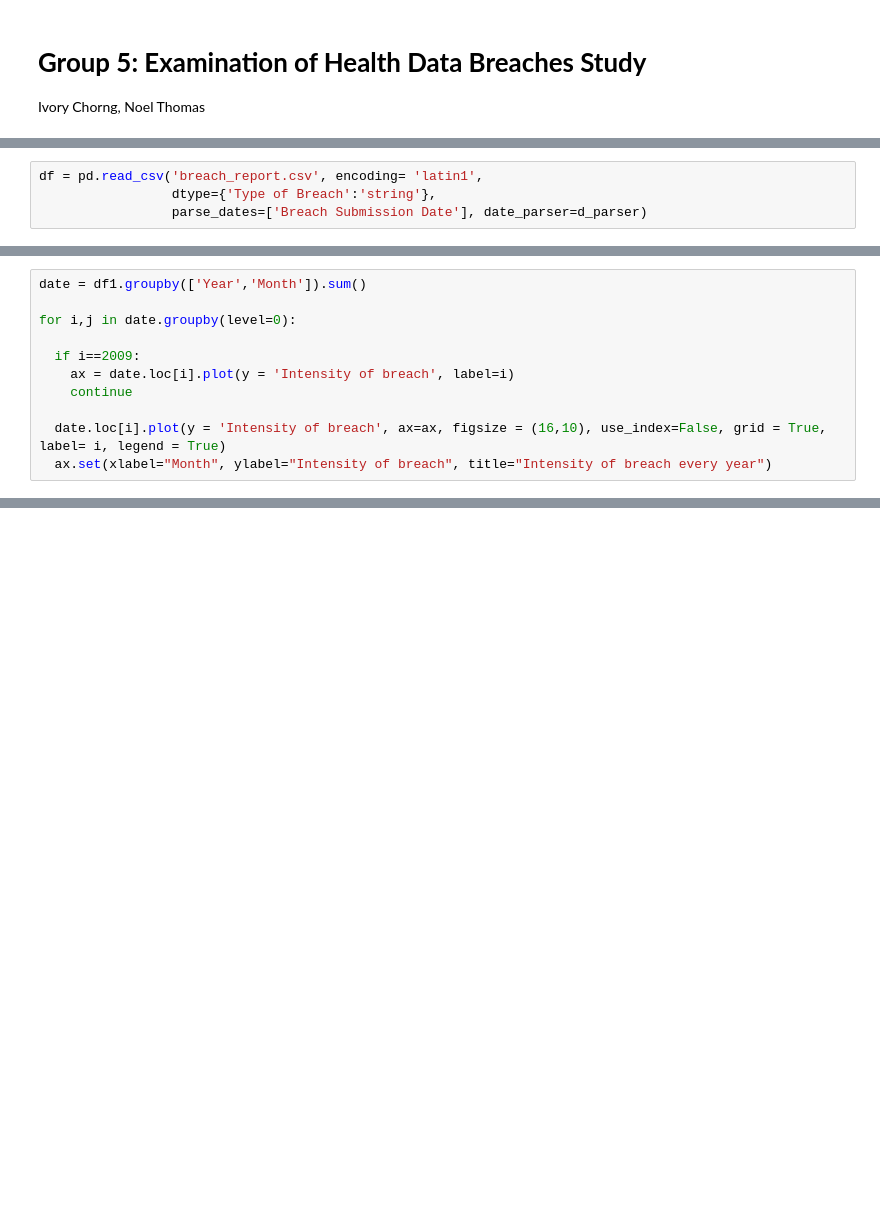
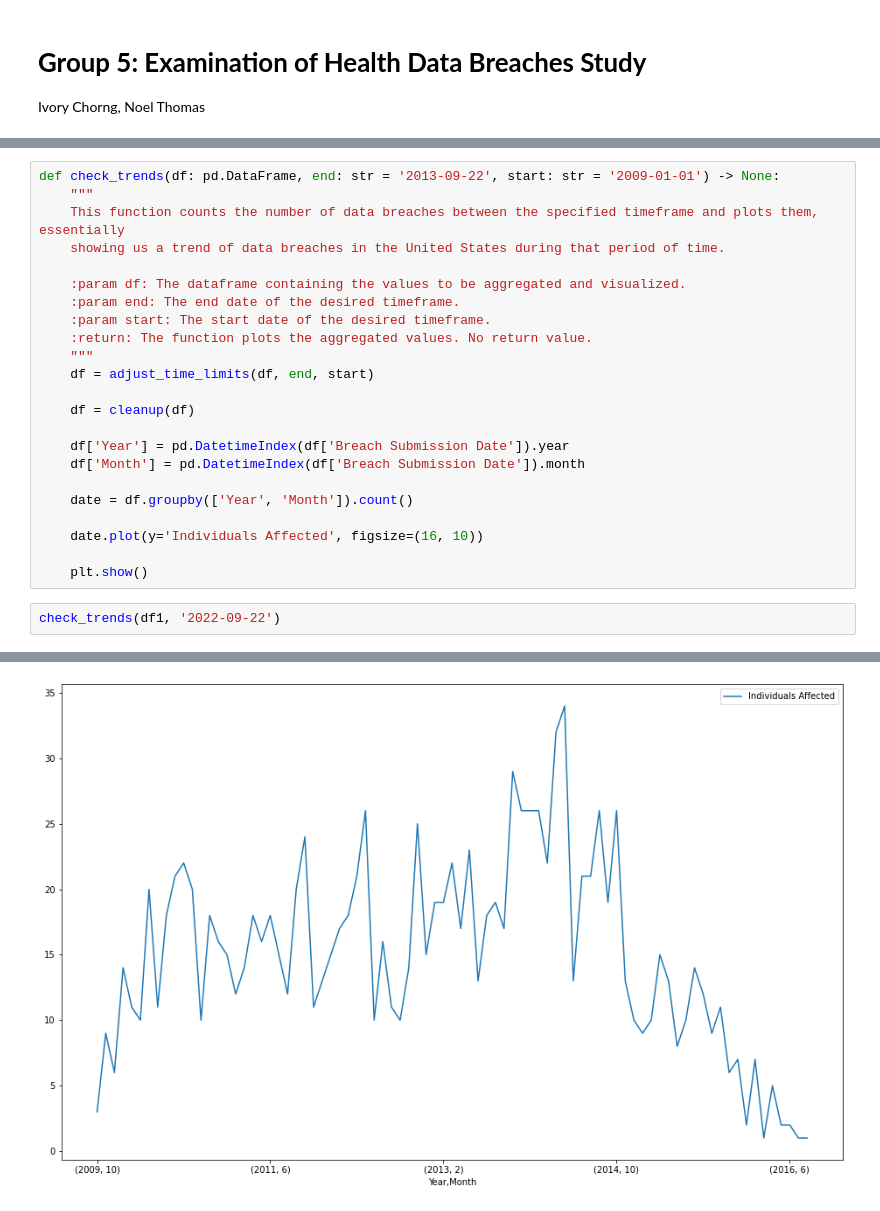
Before and after one commit to noelthomas28/2022Fall_projects, a Jupyter notebook: IS597PR_Final_Project.ipynb, the cells around one changed output, grey strips where cells are left out. Drawn from its saved outputs; the diff is of its cells as text; blank space fills up the shorter version.

```diff
--- a/IS597PR_Final_Project.ipynb
+++ b/IS597PR_Final_Project.ipynb
@@ -12,4 +4,0 @@ d_parser = lambda x:pd.to_datetime(x, errors='coerce')
-# %%
-df = pd.read_csv('breach_report.csv', encoding= 'latin1',
-                 dtype={'Type of Breach':'string'},
-                 parse_dates=['Breach Submission Date'], date_parser=d_parser)
@@ -529,11 +4,0 @@ Name: Intensity of breach, dtype: int64
-# %%
-date = df1.groupby(['Year','Month']).sum()
-
-for i,j in date.groupby(level=0):
-
-  if i==2009:
-    ax = date.loc[i].plot(y = 'Intensity of breach', label=i)
-    continue
-
-  date.loc[i].plot(y = 'Intensity of breach', ax=ax, figsize = (16,10), use_index=False, grid = True, label= i, legend = True)
-  ax.set(xlabel="Month", ylabel="Intensity of breach", title="Intensity of breach every year")
@@ -541,0 +450,26 @@ for i,j in date.groupby(level=0):
+# %%
+def check_trends(df: pd.DataFrame, end: str = '2013-09-22', start: str = '2009-01-01') -> None:
+    """
+    This function counts the number of data breaches between the specified timeframe and plots them, essentially
+    showing us a trend of data breaches in the United States during that period of time.
+
+    :param df: The dataframe containing the values to be aggregated and visualized.
+    :param end: The end date of the desired timeframe.
+    :param start: The start date of the desired timeframe.
+    :return: The function plots the aggregated values. No return value.
+    """
+    df = adjust_time_limits(df, end, start)
+
+    df = cleanup(df)
+
+    df['Year'] = pd.DatetimeIndex(df['Breach Submission Date']).year
+    df['Month'] = pd.DatetimeIndex(df['Breach Submission Date']).month
+
+    date = df.groupby(['Year', 'Month']).count()
+
+    date.plot(y='Individuals Affected', figsize=(16, 10))
+
+    plt.show()
+# %%
+check_trends(df1, '2022-09-22')
+# %% [output]
@@ -541,0 +490 @@ for i,j in date.groupby(level=0):
+[figure, added]
```
Also changed, not shown: parts of 73 cells of this notebook.
